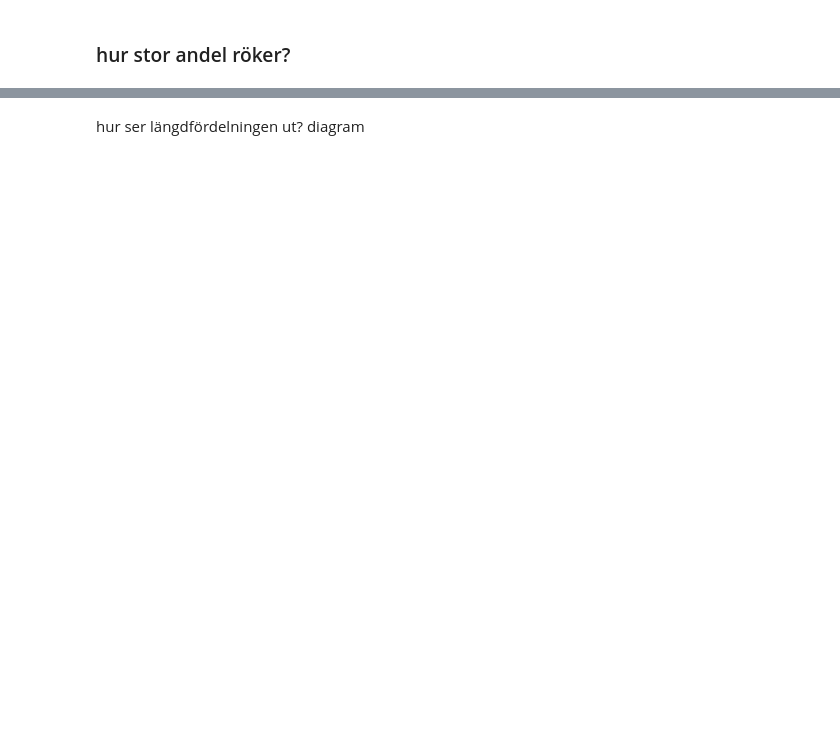
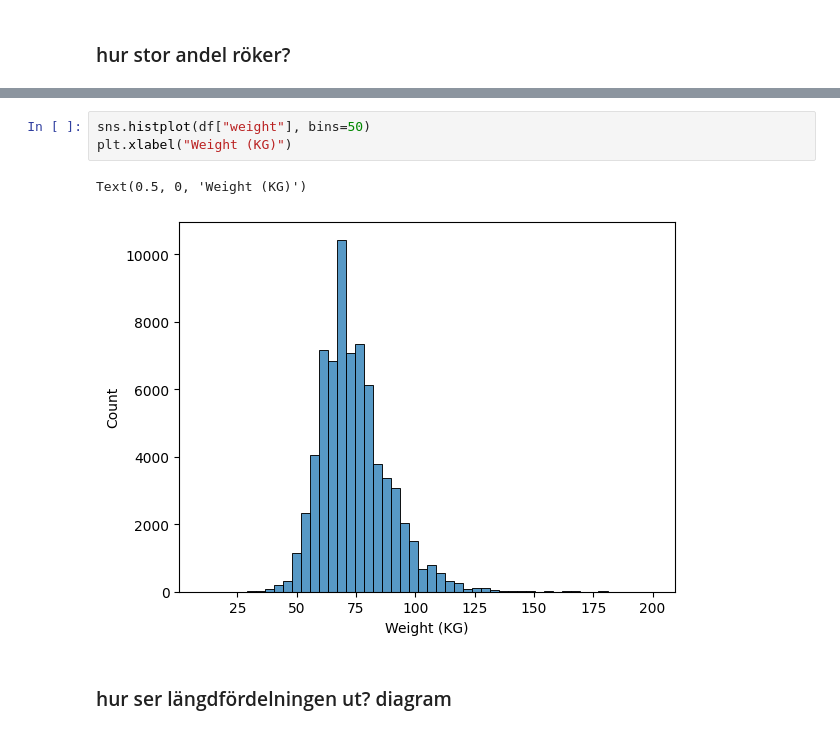
Before and after one commit to Ludwilton/Medical-predictions-lab, a Jupyter notebook: EDA.ipynb, the cells around one changed output, grey strips where cells are left out. Drawn from its saved outputs; the diff is of its cells as text; blank space fills up the shorter version.

```diff
--- a/EDA.ipynb
+++ b/EDA.ipynb
@@ -47,2 +55,8 @@ hur ser viktfördelningen ut? diagram
+# %%
+sns.histplot(df["weight"], bins=50)
+plt.xlabel("Weight (KG)")
+# %% [output]
+Text(0.5, 0, 'Weight (KG)')
+[figure, added]
 # %% [markdown]
-hur ser längdfördelningen ut? diagram
+### hur ser längdfördelningen ut? diagram
```
Also changed, not shown: parts of 7 cells of this notebook, 2 other files.
